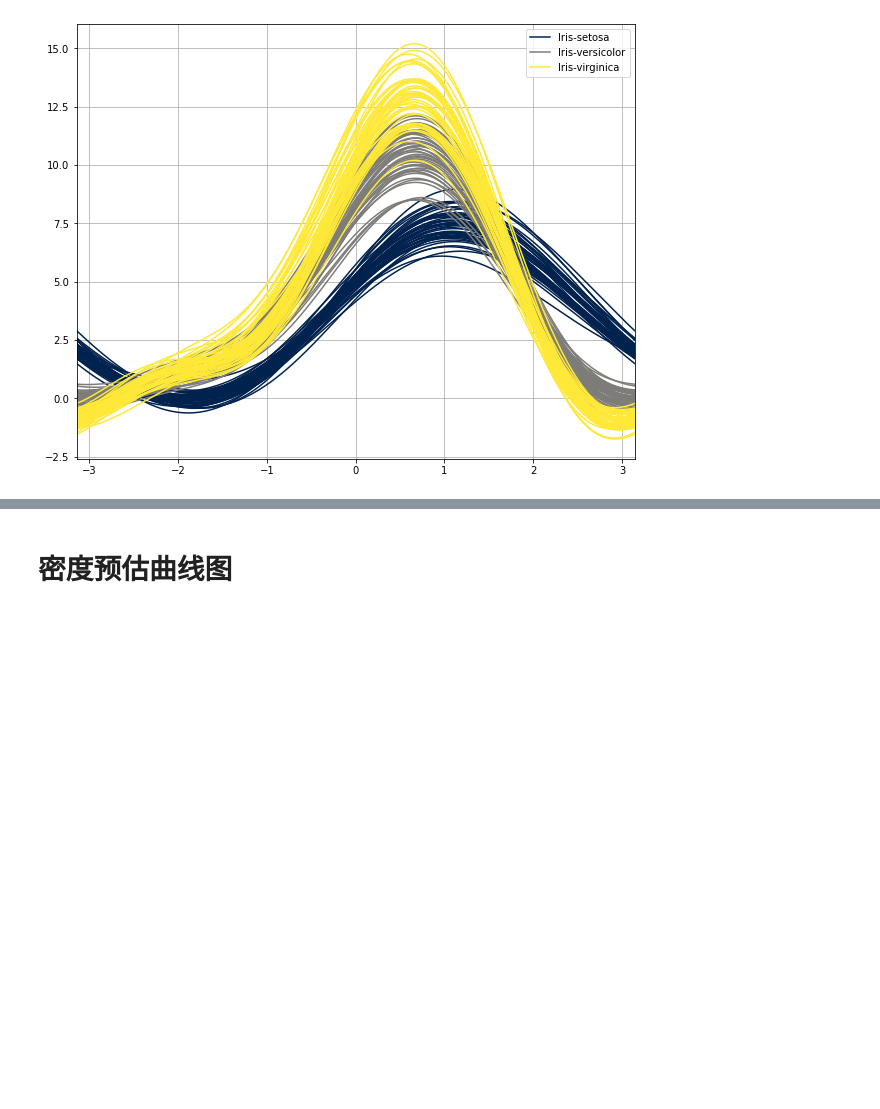
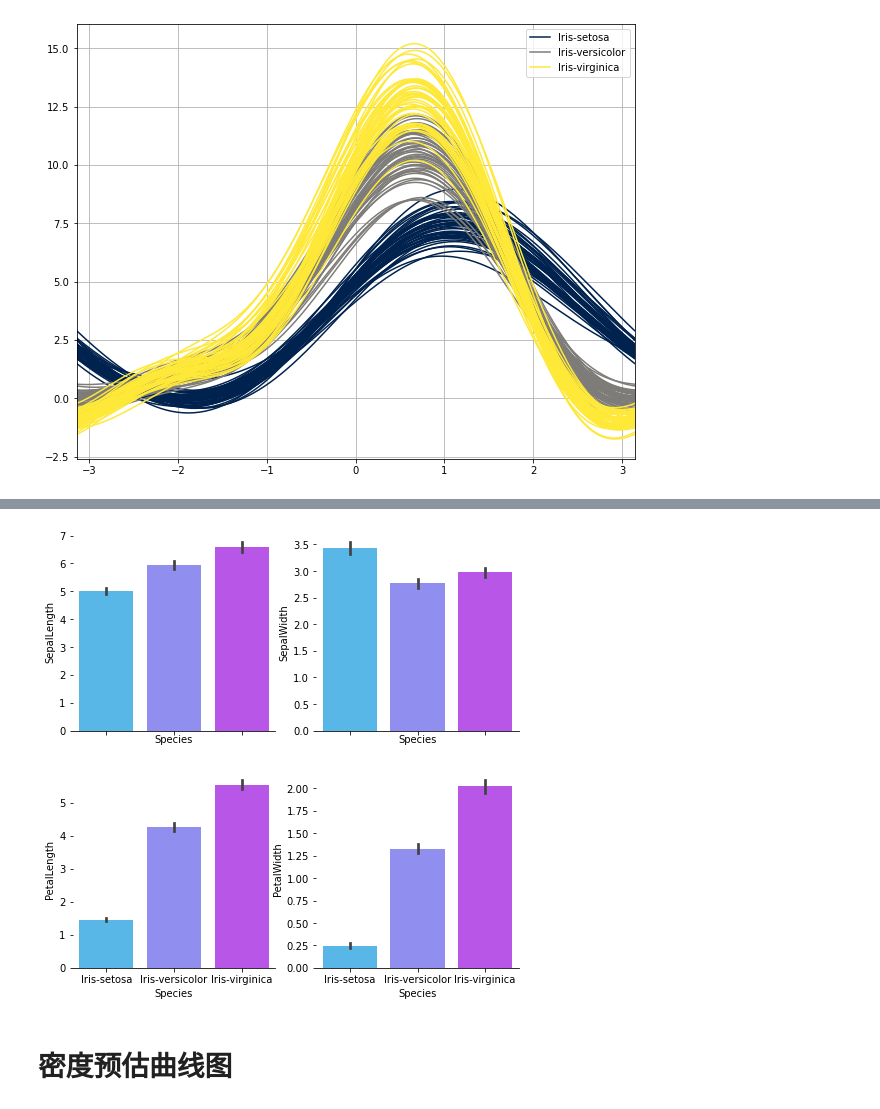
Before and after one commit to xueluofengfei/IV_project, a Jupyter notebook: theZebraSystem.ipynb, the cells around one changed output, grey strips where cells are left out. Saved outputs shown, nothing was run; the diff lists cells and outputs as text; code cells hidden in the pictures; blank space fills up the shorter version.

```diff
--- a/theZebraSystem.ipynb
+++ b/theZebraSystem.ipynb
@@ -87,3 +90,16 @@ plt.show()
+# %%
+#bar plot
+f, axes = plt.subplots(2, 2, figsize=(8, 8), sharex=True)
+sns.despine(left=True)
+
+sns.barplot(data=iris, x='Species', y='SepalLength', palette='cool', ax=axes[0, 0])
+sns.barplot(data=iris, x='Species', y='SepalWidth',  palette='cool', ax=axes[0, 1])
+sns.barplot(data=iris, x='Species', y='PetalLength', palette='cool', ax=axes[1, 0])
+sns.barplot(data=iris, x='Species', y='PetalWidth',  palette='cool', ax=axes[1, 1])
+
+plt.show()
+# %% [output]
+[figure, added]
 # %%
 ####################################Not In Decisions#########################################
 # %%
```
Also changed, not shown: parts of 1 cell of this notebook, 1 other file.
